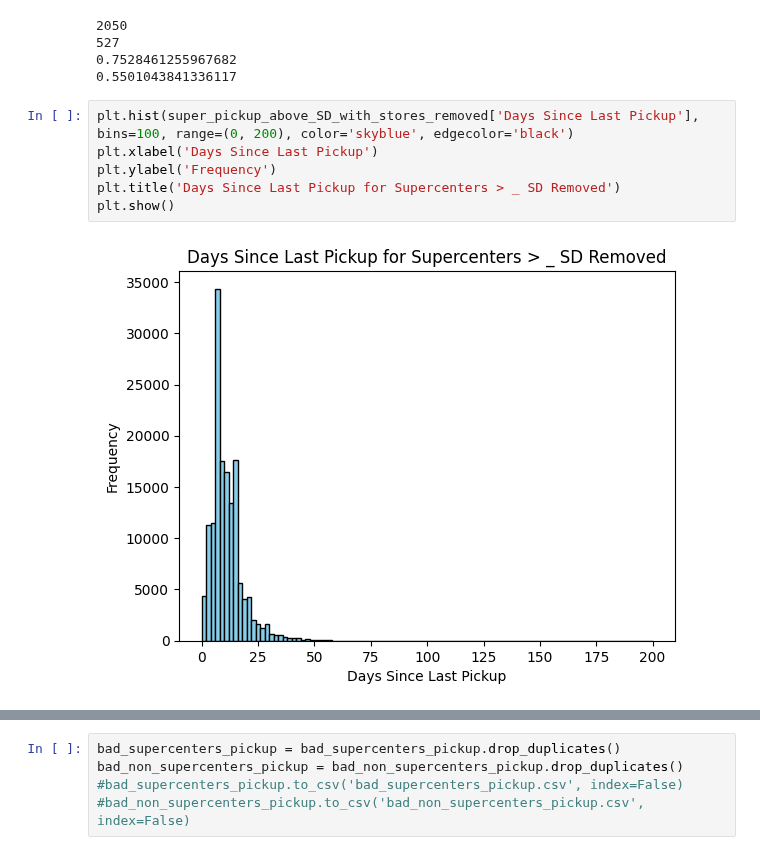
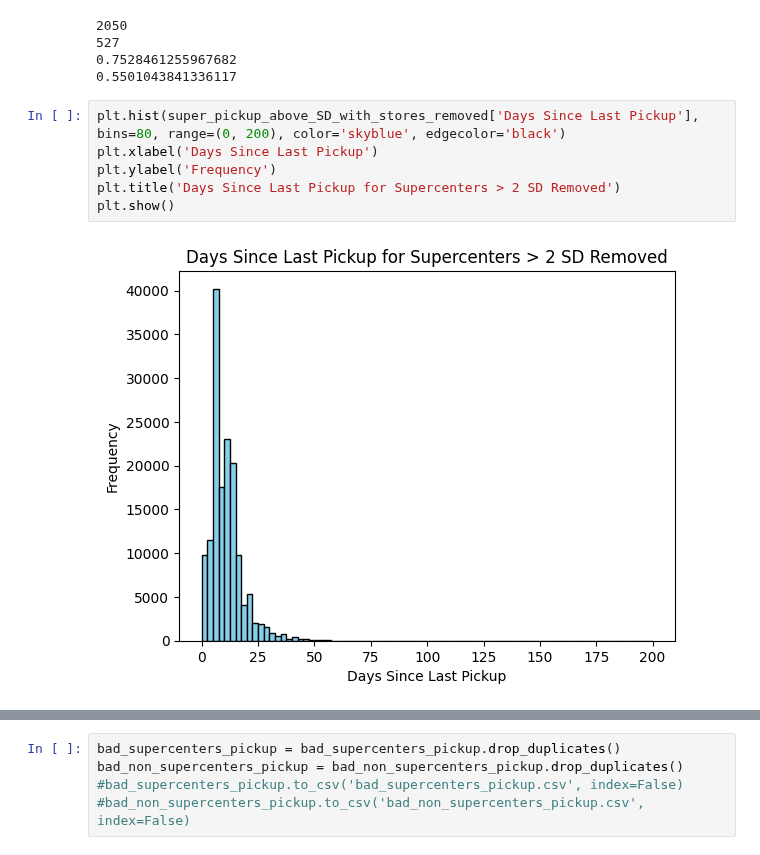
Before and after one commit to jli615/dtxwalmart, a Jupyter notebook: splitting.ipynb, the cells around one changed output, grey strips where cells are left out. Cells and saved outputs as stored; diff of their text form.

```diff
--- a/splitting.ipynb
+++ b/splitting.ipynb
@@ -434,11 +476,11 @@ print(percent_non_superstores_remaining_pickup)
 0.7528461255967682
 0.5501043841336117
 # %%
-plt.hist(super_pickup_above_SD_with_stores_removed['Days Since Last Pickup'], bins=100, range=(0, 200), color='skyblue', edgecolor='black')
+plt.hist(super_pickup_above_SD_with_stores_removed['Days Since Last Pickup'], bins=80, range=(0, 200), color='skyblue', edgecolor='black')
 plt.xlabel('Days Since Last Pickup')
 plt.ylabel('Frequency')
-plt.title('Days Since Last Pickup for Supercenters > _ SD Removed')
+plt.title('Days Since Last Pickup for Supercenters > 2 SD Removed')
 plt.show()
 # %% [output]
-[figure, old version]
+[figure, new version]
 # %%
```
Also changed, not shown: parts of 12 cells of this notebook.
